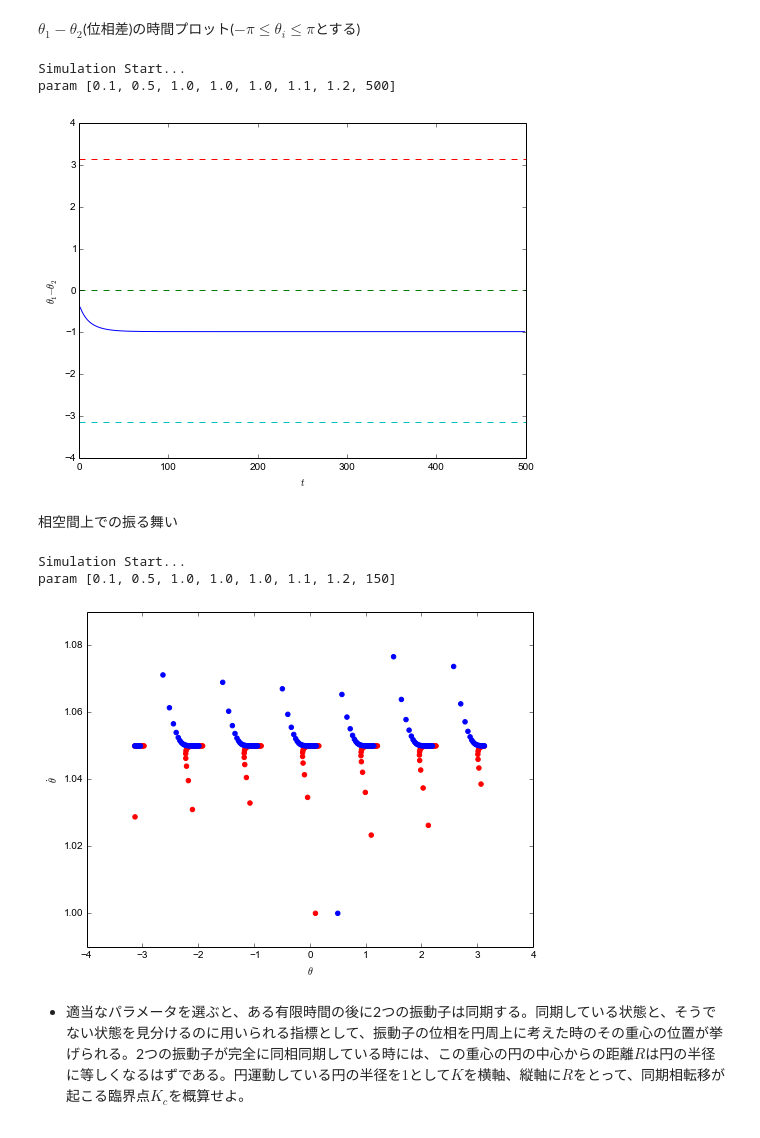
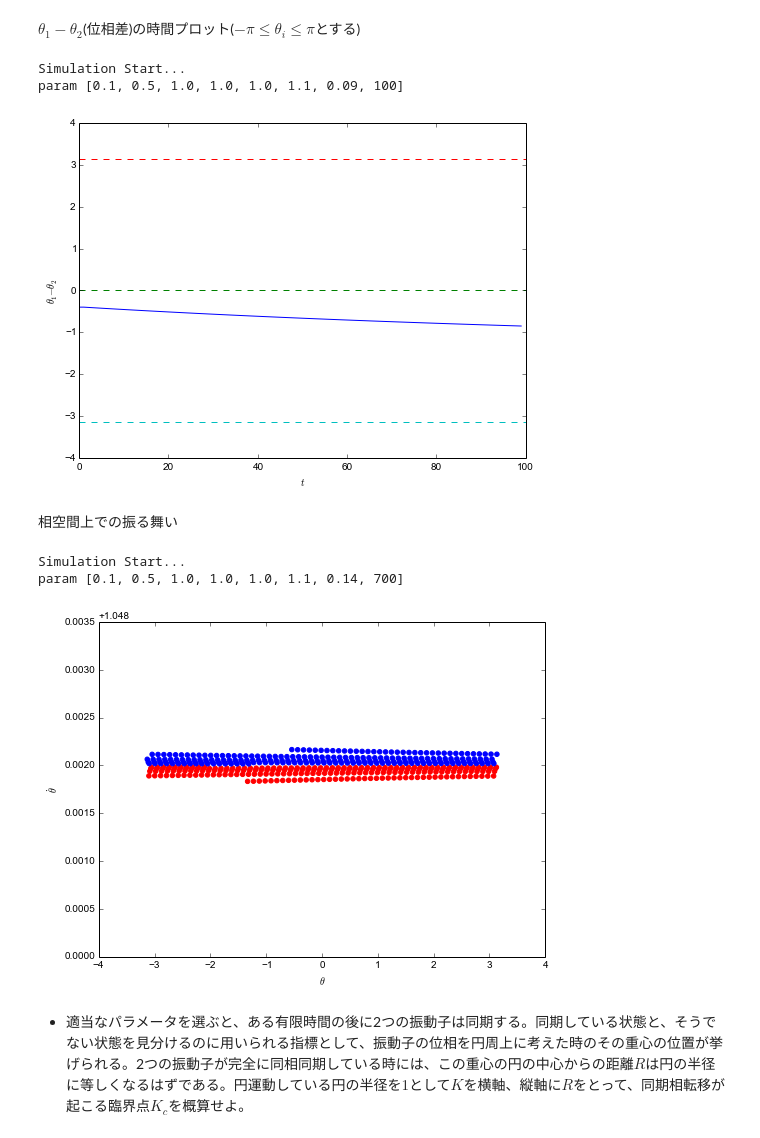
Before and after one commit to ssh0/butsuzemi2015, a Jupyter notebook: 課題解答例.ipynb, the cells around one changed output. Drawn from its saved outputs; the diff is of its cells as text; code cells hidden in the pictures.

```diff
--- a/課題解答例.ipynb
+++ b/課題解答例.ipynb
@@ -35,16 +35,16 @@ def master(after, widget=True, parameter=None):
         T = params[7]
         t = 1
         while t < T:
-            theta1[0].append((theta1[0][-1] + theta1[1][-1]))
-            theta2[0].append((theta2[0][-1] + theta2[1][-1]))
-            theta1[1].append(omega[0] + (K/2.)*sin(theta2[0][-1]-theta1[0][-1])*h)
-            theta2[1].append(omega[1] + (K/2.)*sin(theta1[0][-1]-theta2[0][-1])*h)
+            theta1[0].append((theta1[0][-1] + theta1[1][-1]*h))
+            theta2[0].append((theta2[0][-1] + theta2[1][-1]*h))
+            theta1[1].append(omega[0] + (K/2.)*sin(theta2[0][-1]-theta1[0][-1]))
+            theta2[1].append(omega[1] + (K/2.)*sin(theta1[0][-1]-theta2[0][-1]))
             t += 1
         result = [theta1, theta2, omega, K, T]
         return after(*result)
 
     # assgin values
-    def assign(th1=0.1, th2=0.5, v1=1., v2=1., ome1=1., ome2=1.1, K=0.9, T=100):
+    def assign(th1=0.1, th2=0.5, v1=1., v2=1., ome1=1., ome2=1.1, K=0.09, T=100):
         global params
         params = [th1, th2, v1, v2, ome1, ome2, K, T]
 
@@ -56,7 +56,7 @@ def master(after, widget=True, parameter=None):
             "v2": (-6., 6.),
             "ome1": (-2., 2., 0.01),
             "ome2": (-2., 2., 0.01),
-            "K": (-4., 4., 0.1),
+            "K": (-1., 1., 0.01),
             "T": (50, 2000, 50),
         }
 
@@ -106,25 +106,26 @@ def phase_difference(theta1, theta2, omega, K, T):
 master(phase_difference)
 # %% [output]
 Simulation Start...
-param [0.1, 0.5, 1.0, 1.0, 1.0, 1.1, 1.2, 500]
+param [0.1, 0.5, 1.0, 1.0, 1.0, 1.1, 0.09, 100]
-[figure, old version]
+[figure, new version]
 # %% [markdown]
 相空間上での振る舞い
 # %%
 def phase_space(theta1, theta2, omega, K, T):
     fig = plt.figure(figsize=(8, 6))
     ax = fig.add_subplot(111)
-    ax.scatter(map(pipi, theta1[0]), theta1[1], color='r')
-    ax.scatter(map(pipi, theta2[0]), theta2[1], color='b')
+    t_use = int(T/3)
+    ax.scatter(map(pipi, theta1[0][-t_use:]), theta1[1][-t_use:], color='r')
+    ax.scatter(map(pipi, theta2[0][-t_use:]), theta2[1][-t_use:], color='b')
     ax.set_xlabel(r'$\theta$')
     ax.set_ylabel(r'$\dot{\theta}$')
     plt.show()
 
 master(phase_space)
 # %% [output]
 Simulation Start...
-param [0.1, 0.5, 1.0, 1.0, 1.0, 1.1, 1.2, 150]
+param [0.1, 0.5, 1.0, 1.0, 1.0, 1.1, 0.14, 700]
-[figure, old version]
+[figure, new version]
 # %% [markdown]
 - 適当なパラメータを選ぶと、ある有限時間の後に2つの振動子は同期する。同期している状態と、そうでない状態を見分けるのに用いられる指標として、振動子の位相を円周上に考えた時のその重心の位置が挙げられる。2つの振動子が完全に同相同期している時には、この重心の円の中心からの距離$R$は円の半径に等しくなるはずである。円運動している円の半径を$1$として$K$を横軸、縦軸に$R$をとって、同期相転移が起こる臨界点$K_{c}$を概算せよ。
 # %% [markdown]
```
Also changed, not shown: parts of 5 cells of this notebook.
